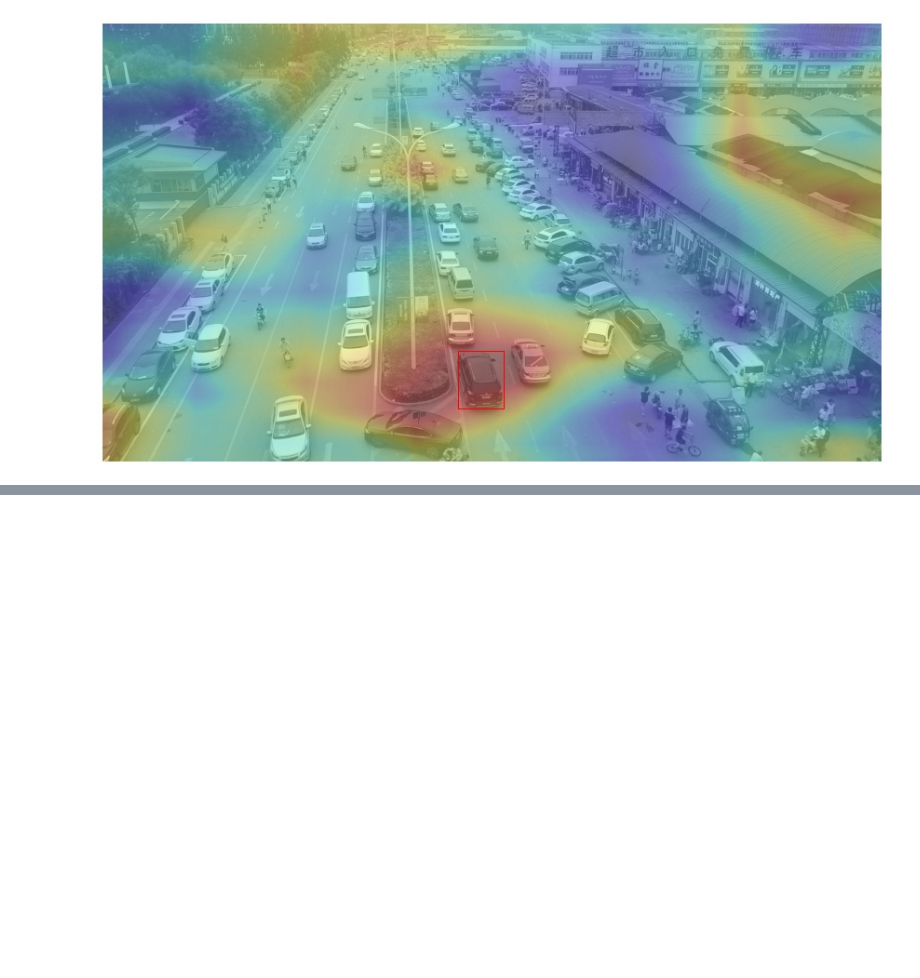
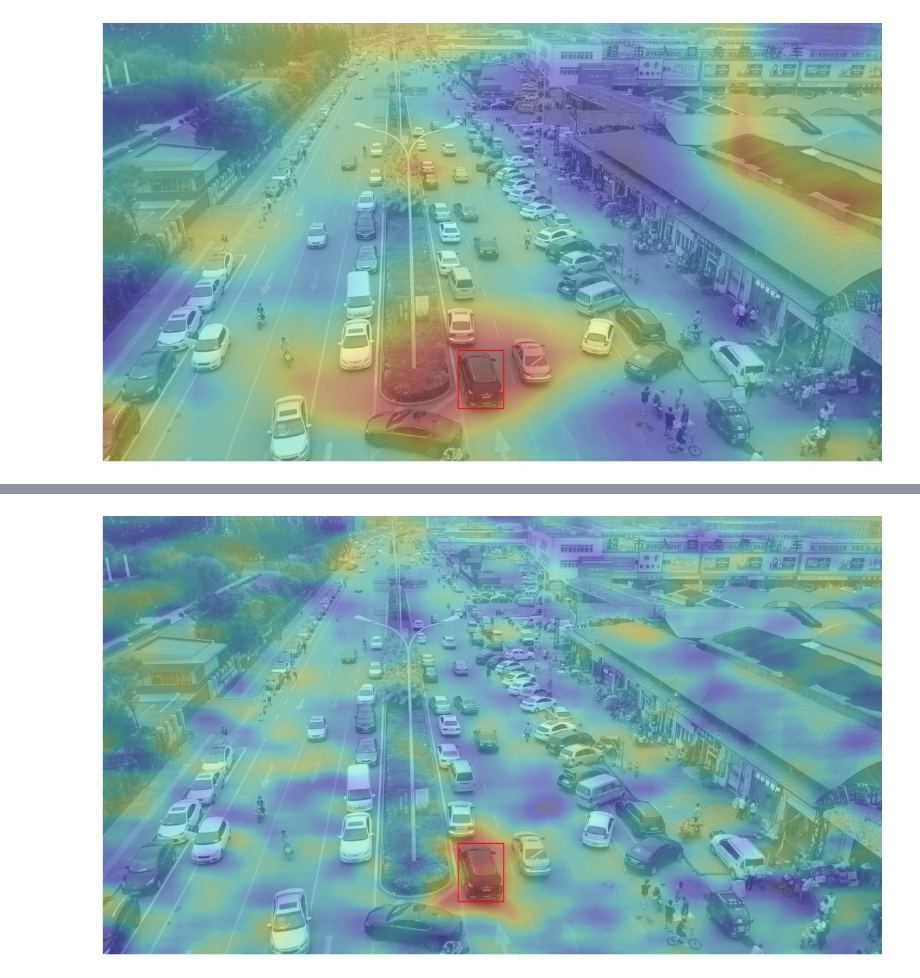
Before and after one commit to XAITK/xaitk-saliency, a Jupyter notebook: docs/examples/SerializedDetectionSaliency.ipynb, the cells around one changed output, grey strips where cells are left out. Drawn from its saved outputs; the diff is of its cells as text; code cells hidden in the pictures; blank space fills up the shorter version.

```diff
--- a/docs/examples/SerializedDetectionSaliency.ipynb
+++ b/docs/examples/SerializedDetectionSaliency.ipynb
@@ -249,0 +237,9 @@ plot_saliency_map(detection_id, sal_maps_results=sal_maps_fine)
+# %%
+# Instantiate an alternative RISE parameterization.
+sal_generator_fine = DRISEStack(n=200, s=24, p1=0.5, seed=0)
+
+# Generate an alternative, finer-grained set of visual saliency heatmaps.
+# Note that this utilizes the same inputs as last time with the sole exception of the image perturnation algorithm.
+start = time.time()
+sal_maps_fine = sal_generator_fine(ref_img, bboxes, scores, detector)
+print("Elapsed time: %0.2fs" % (time.time() - start))
@@ -249,0 +265,5 @@ plot_saliency_map(detection_id, sal_maps_results=sal_maps_fine)
+# %%
+detection_id = 0
+plot_saliency_map(detection_id, sal_maps_results=sal_maps_fine)
+# %% [output]
+[figure, added]
```
Also changed, not shown: parts of 7 cells of this notebook, 2 other files.
